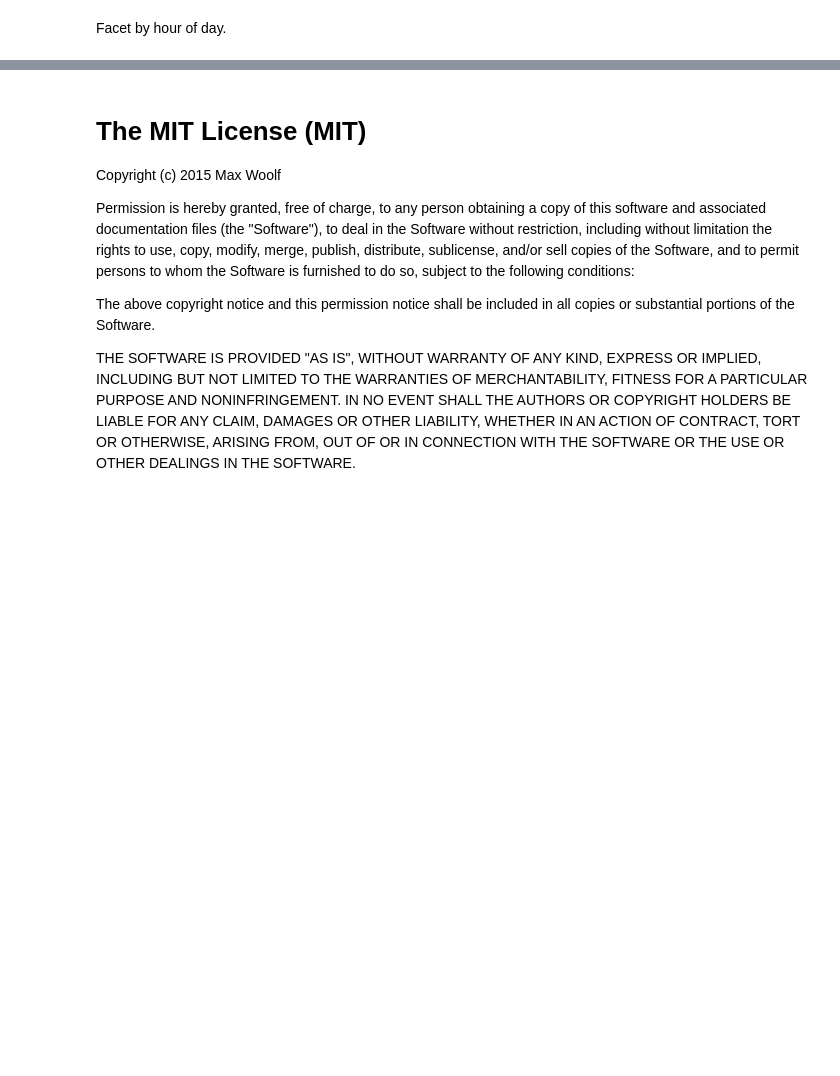
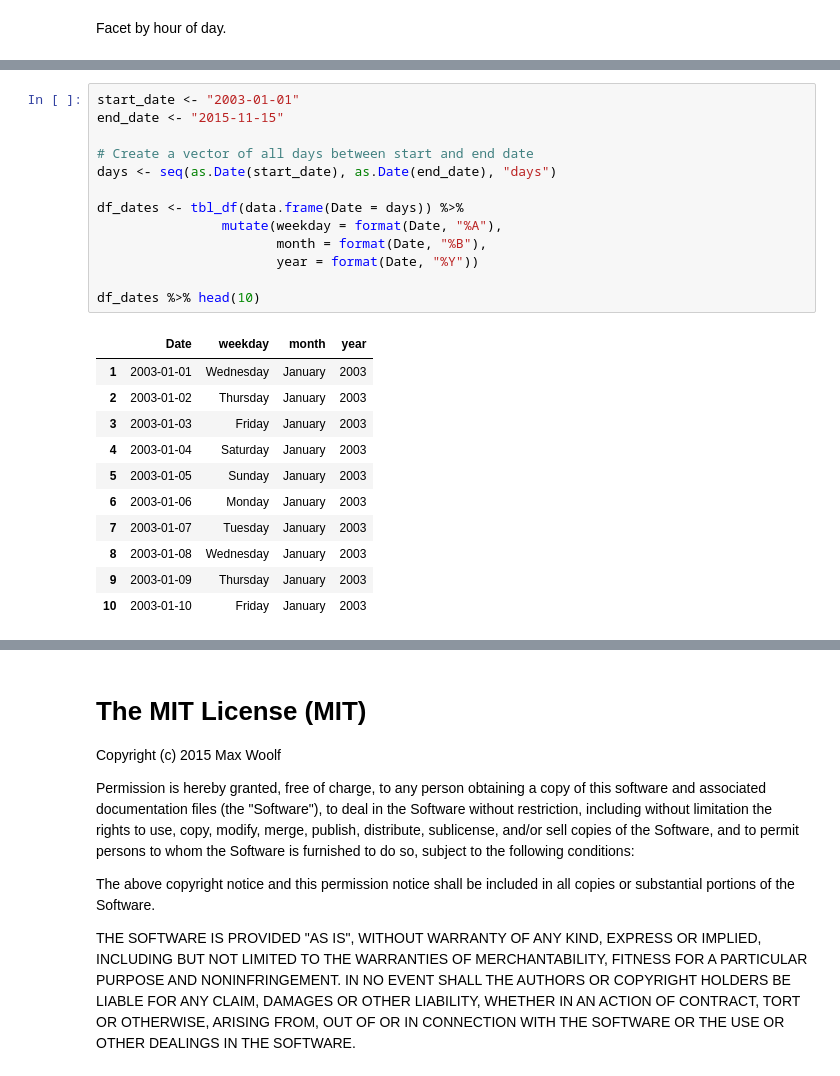
Before and after one commit to minimaxir/sf-arrests-when-where, a Jupyter notebook: crime_data_sf.ipynb, the cells around one changed output, grey strips where cells are left out. Cells and saved outputs as stored; diff of their text form; blank space fills up the shorter version.

```diff
--- a/crime_data_sf.ipynb
+++ b/crime_data_sf.ipynb
@@ -612,0 +640,25 @@ max_save(plot, "sf-arrest-where-7", "SF OpenData", w=10.5, h=8, tall=T)
+# %%
+start_date <- "2003-01-01"
+end_date <- "2015-11-15"
+
+# Create a vector of all days between start and end date
+days <- seq(as.Date(start_date), as.Date(end_date), "days")
+
+df_dates <- tbl_df(data.frame(Date = days)) %>%
+                mutate(weekday = format(Date, "%A"),
+                       month = format(Date, "%B"),
+                       year = format(Date, "%Y"))
+
+df_dates %>% head(10)
+# %% [output]
+|  | Date | weekday | month | year |
+| 1 | 2003-01-01 | Wednesday | January | 2003 |
+| 2 | 2003-01-02 | Thursday | January | 2003 |
+| 3 | 2003-01-03 | Friday | January | 2003 |
+| 4 | 2003-01-04 | Saturday | January | 2003 |
+| 5 | 2003-01-05 | Sunday | January | 2003 |
+| 6 | 2003-01-06 | Monday | January | 2003 |
+| 7 | 2003-01-07 | Tuesday | January | 2003 |
+| 8 | 2003-01-08 | Wednesday | January | 2003 |
+| 9 | 2003-01-09 | Thursday | January | 2003 |
+| 10 | 2003-01-10 | Friday | January | 2003 |
```
Also changed, not shown: parts of 20 cells of this notebook, 10 other files.
